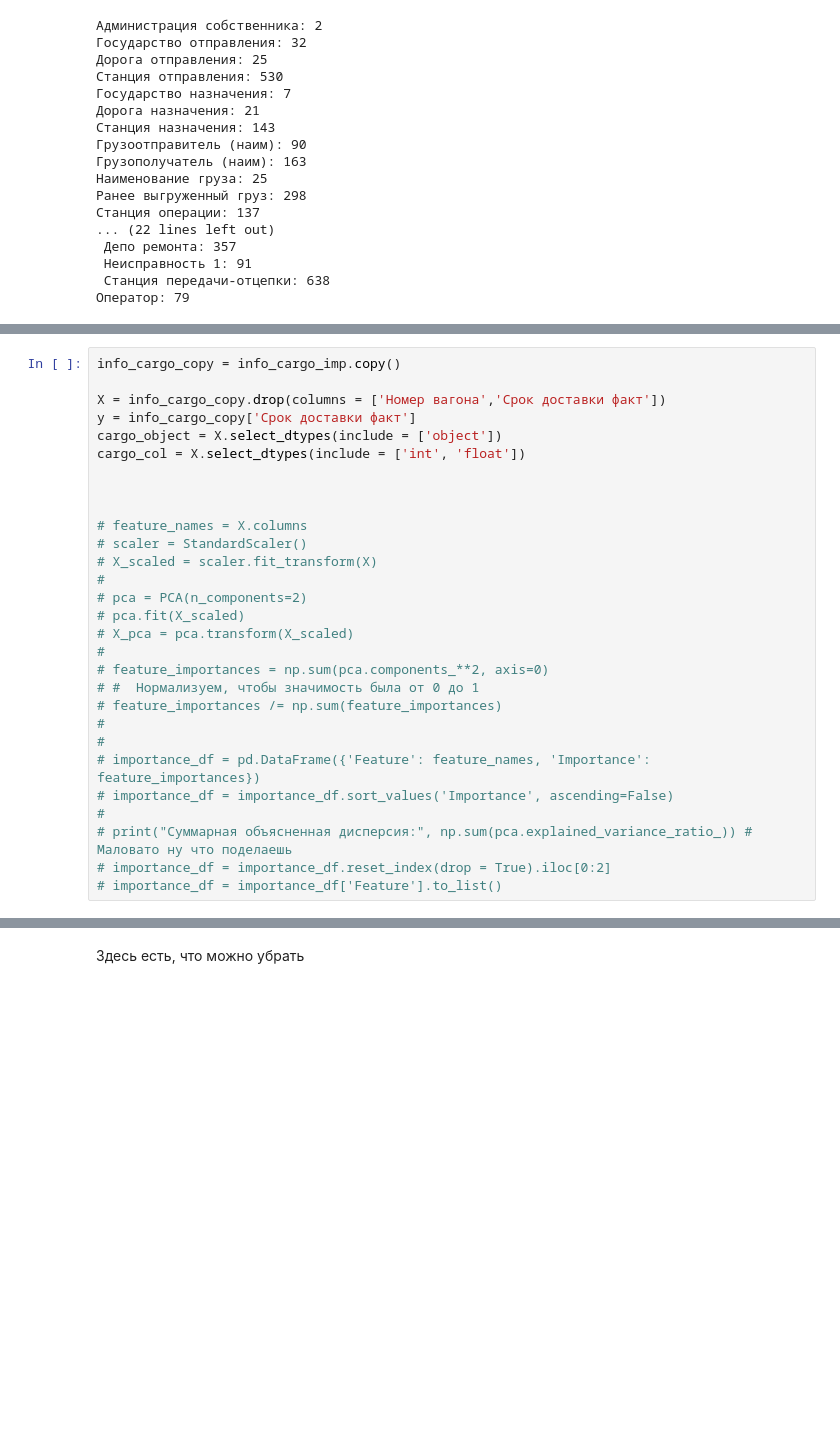
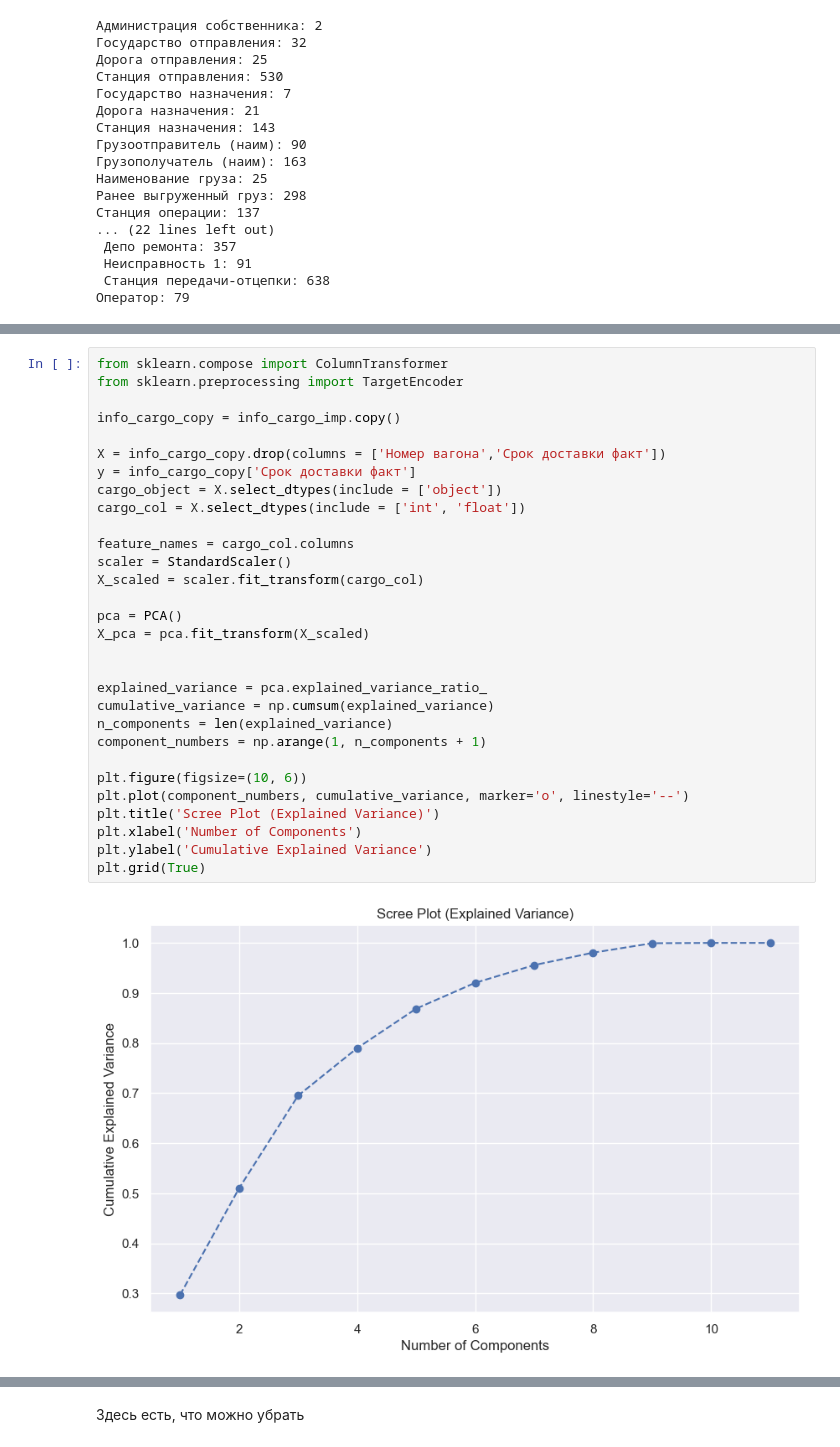
Before and after one commit to DanSikQ/Data_Analyst_Portfolio, a Jupyter notebook: projects/Auto-ML vs Me/Train.ipynb, the cells around one changed output, grey strips where cells are left out. Saved outputs shown, nothing was run; the diff lists cells and outputs as text; blank space fills up the shorter version.

```diff
--- a/projects/Auto-ML vs Me/Train.ipynb
+++ b/projects/Auto-ML vs Me/Train.ipynb
@@ -312,29 +316,32 @@ info_cargo_imp
 # %%
+from sklearn.compose import ColumnTransformer
+from sklearn.preprocessing import TargetEncoder
+
 info_cargo_copy = info_cargo_imp.copy()
 
 X = info_cargo_copy.drop(columns = ['Номер вагона','Срок доставки факт'])
 y = info_cargo_copy['Срок доставки факт']
 cargo_object = X.select_dtypes(include = ['object'])
 cargo_col = X.select_dtypes(include = ['int', 'float'])
 
+feature_names = cargo_col.columns
+scaler = StandardScaler()
+X_scaled = scaler.fit_transform(cargo_col)
+
+pca = PCA()
+X_pca = pca.fit_transform(X_scaled)
 
 
-# feature_names = X.columns
-# scaler = StandardScaler()
-# X_scaled = scaler.fit_transform(X)
-#
-# pca = PCA(n_components=2)
-# pca.fit(X_scaled)
-# X_pca = pca.transform(X_scaled)
-#
-# feature_importances = np.sum(pca.components_**2, axis=0)
-# #  Нормализуем, чтобы значимость была от 0 до 1
-# feature_importances /= np.sum(feature_importances)
-#
-#
-# importance_df = pd.DataFrame({'Feature': feature_names, 'Importance': feature_importances})
-# importance_df = importance_df.sort_values('Importance', ascending=False)
-#
-# print("Суммарная объясненная дисперсия:", np.sum(pca.explained_variance_ratio_)) # Маловато ну что поделаешь
-# importance_df = importance_df.reset_index(drop = True).iloc[0:2]
-# importance_df = importance_df['Feature'].to_list()
+explained_variance = pca.explained_variance_ratio_
+cumulative_variance = np.cumsum(explained_variance)
+n_components = len(explained_variance)
+component_numbers = np.arange(1, n_components + 1)
+
+plt.figure(figsize=(10, 6))
+plt.plot(component_numbers, cumulative_variance, marker='o', linestyle='--')
+plt.title('Scree Plot (Explained Variance)')
+plt.xlabel('Number of Components')
+plt.ylabel('Cumulative Explained Variance')
+plt.grid(True)
+# %% [output]
+[figure, added]
```
Also changed, not shown: parts of 12 cells of this notebook.
